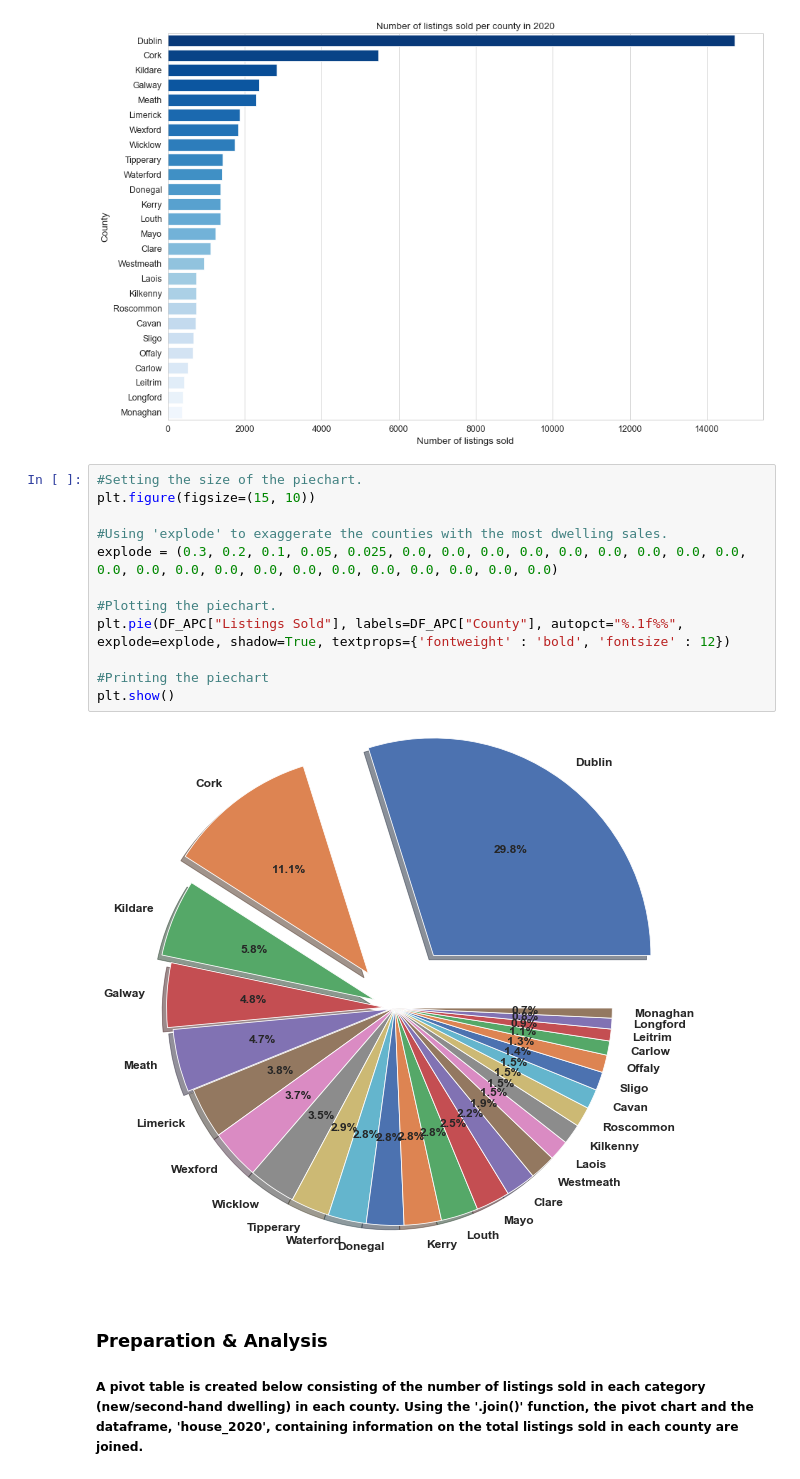
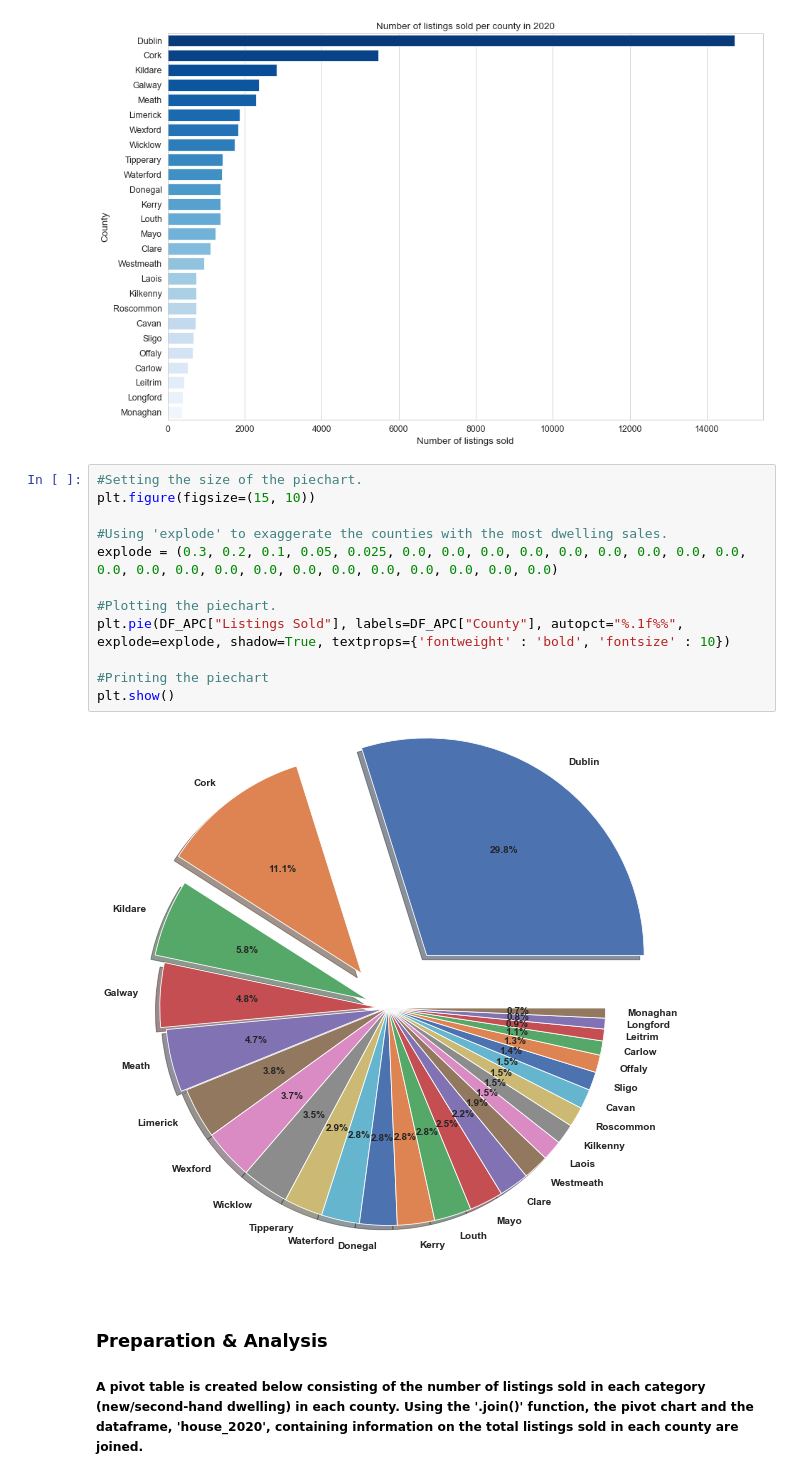
Before and after one commit to CraigDowling/Project, a Jupyter notebook: UCDPA_craigdowlingproject.ipynb, the cells around one changed output. Saved outputs shown, nothing was run; the diff lists cells and outputs as text.

```diff
--- a/UCDPA_craigdowlingproject.ipynb
+++ b/UCDPA_craigdowlingproject.ipynb
@@ -165,17 +165,17 @@ plt.show()
 # %%
 #Setting the size of the piechart.
 plt.figure(figsize=(15, 10))
 
 #Using 'explode' to exaggerate the counties with the most dwelling sales.
 explode = (0.3, 0.2, 0.1, 0.05, 0.025, 0.0, 0.0, 0.0, 0.0, 0.0, 0.0, 0.0, 0.0, 0.0, 0.0, 0.0, 0.0, 0.0, 0.0, 0.0, 0.0, 0.0, 0.0, 0.0, 0.0, 0.0)
 
 #Plotting the piechart.
-plt.pie(DF_APC["Listings Sold"], labels=DF_APC["County"], autopct="%.1f%%", explode=explode, shadow=True, textprops={'fontweight' : 'bold', 'fontsize' : 12})
+plt.pie(DF_APC["Listings Sold"], labels=DF_APC["County"], autopct="%.1f%%", explode=explode, shadow=True, textprops={'fontweight' : 'bold', 'fontsize' : 10})
 
 #Printing the piechart
 plt.show()
 # %% [output]
-[figure, old version]
+[figure, new version]
 # %% [markdown]
 ### Preparation & Analysis
 ##### A pivot table is created below consisting of the number of listings sold in each category (new/second-hand dwelling) in each county. Using the '.join()' function, the pivot chart and the dataframe, 'house_2020', containing information on the total listings sold in each county are joined.
```
Also changed, not shown: parts of 22 cells of this notebook.
